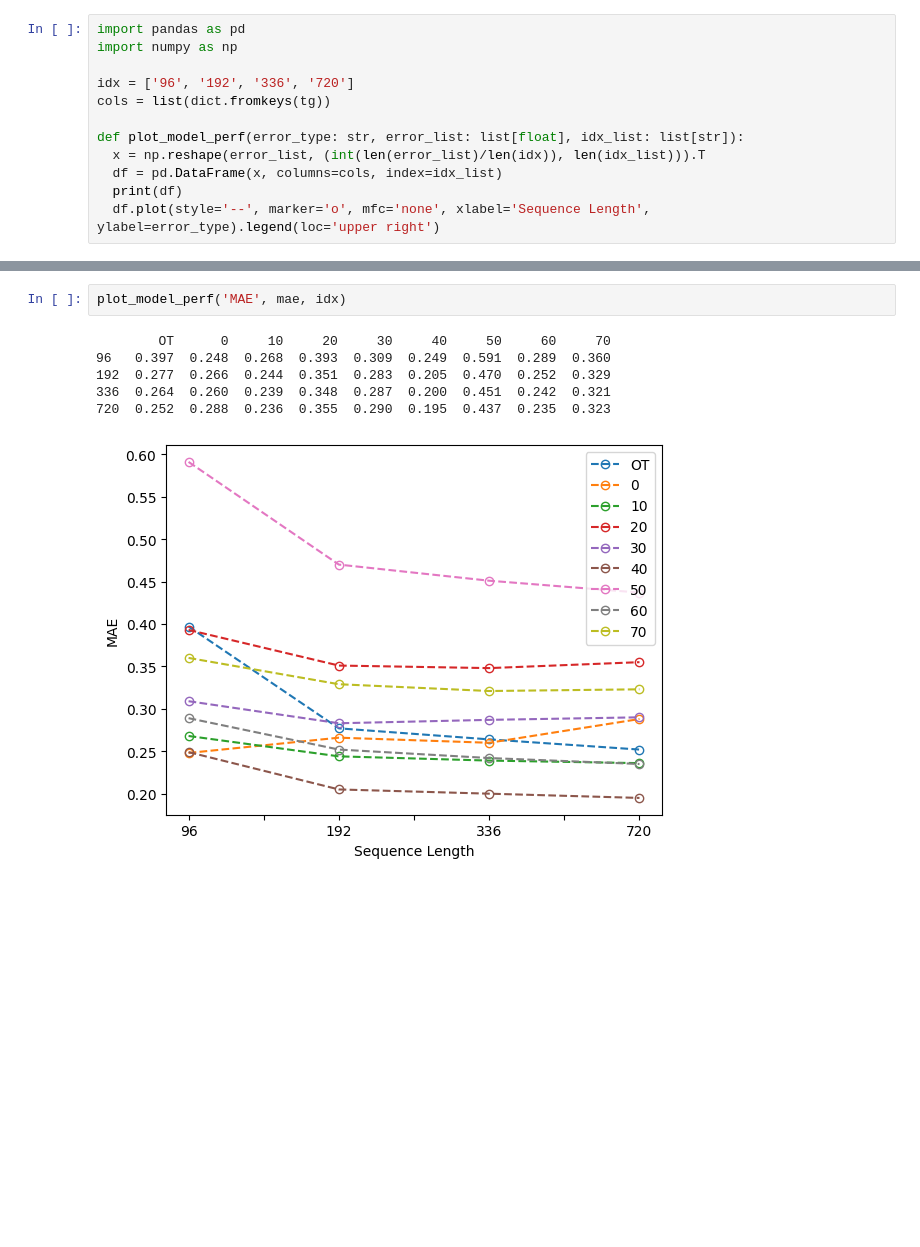
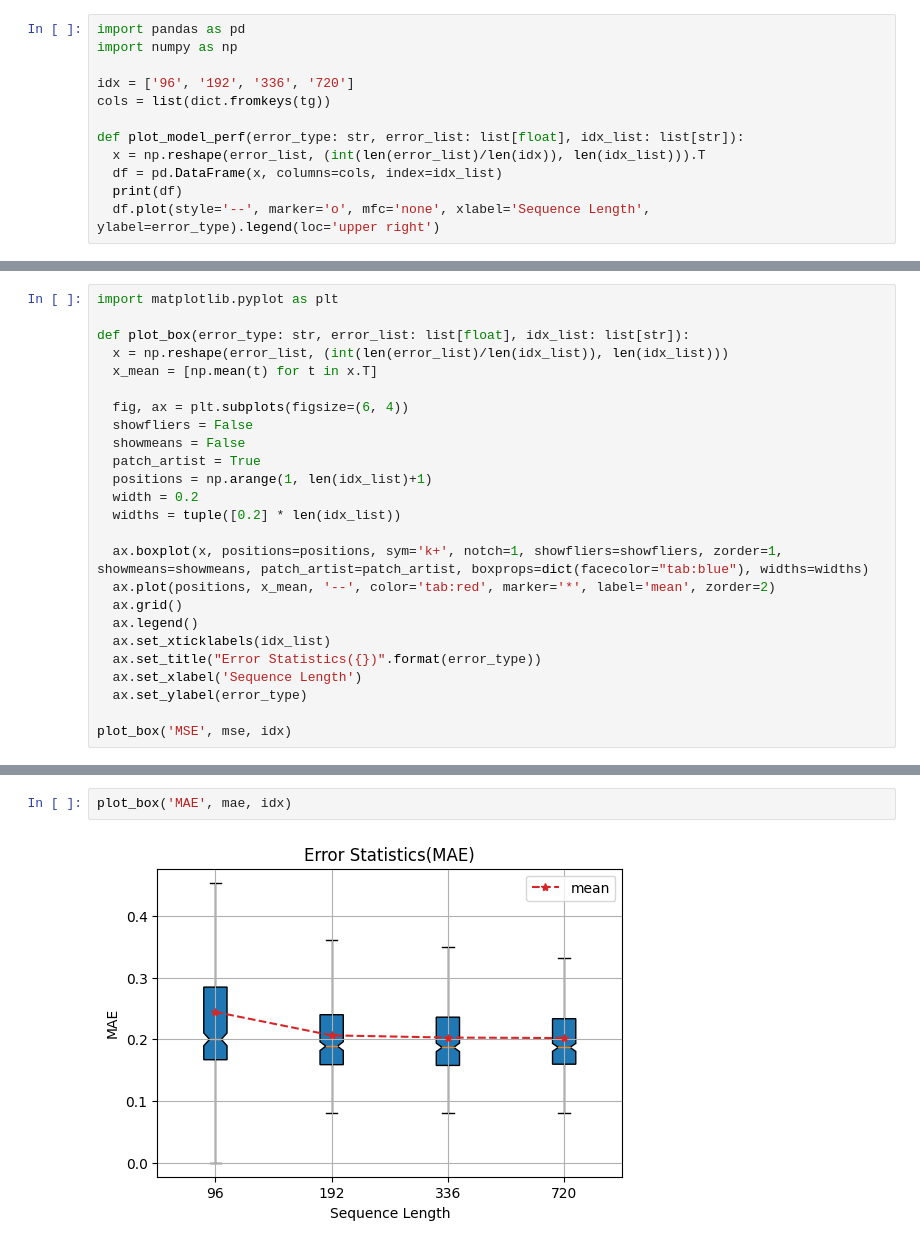
Before and after one commit to CaixiangFan/zkpet, a Jupyter notebook: src/plot.ipynb, the cells around one changed output, grey strips where cells are left out. Saved outputs shown, nothing was run; the diff lists cells and outputs as text; blank space fills up the shorter version.

Commit message:
plots

```diff
--- a/src/plot.ipynb
+++ b/src/plot.ipynb
@@ -35,0 +29,25 @@ plot_model_perf('MSE', mse, idx)
+# %%
+import matplotlib.pyplot as plt
+
+def plot_box(error_type: str, error_list: list[float], idx_list: list[str]):
+  x = np.reshape(error_list, (int(len(error_list)/len(idx_list)), len(idx_list)))
+  x_mean = [np.mean(t) for t in x.T]
+
+  fig, ax = plt.subplots(figsize=(6, 4))
+  showfliers = False
+  showmeans = False
+  patch_artist = True
+  positions = np.arange(1, len(idx_list)+1)
+  width = 0.2
+  widths = tuple([0.2] * len(idx_list))
+
+  ax.boxplot(x, positions=positions, sym='k+', notch=1, showfliers=showfliers, zorder=1, showmeans=showmeans, patch_artist=patch_artist, boxprops=dict(facecolor="tab:blue"), widths=widths)
+  ax.plot(positions, x_mean, '--', color='tab:red', marker='*', label='mean', zorder=2)
+  ax.grid()
+  ax.legend()
+  ax.set_xticklabels(idx_list)
+  ax.set_title("Error Statistics({})".format(error_type))
+  ax.set_xlabel('Sequence Length')
+  ax.set_ylabel(error_type)
+
+plot_box('MSE', mse, idx)
@@ -36,10 +56,5 @@ plot_model_perf('MSE', mse, idx)
 # %%
-plot_model_perf('MAE', mae, idx)
+plot_box('MAE', mae, idx)
 # %% [output]
-        OT      0     10     20     30     40     50     60     70
-96   0.397  0.248  0.268  0.393  0.309  0.249  0.591  0.289  0.360
-192  0.277  0.266  0.244  0.351  0.283  0.205  0.470  0.252  0.329
-336  0.264  0.260  0.239  0.348  0.287  0.200  0.451  0.242  0.321
-720  0.252  0.288  0.236  0.355  0.290  0.195  0.437  0.235  0.323
-[figure, old version]
+[figure, new version]
 # %%
```
Also changed, not shown: parts of 9 cells of this notebook.
